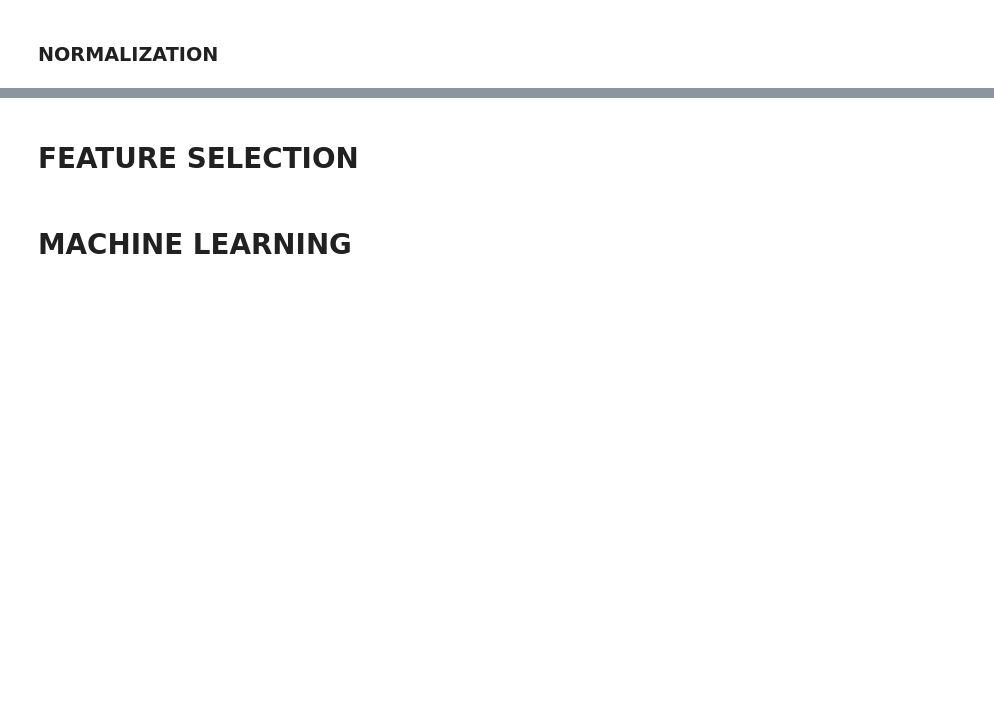
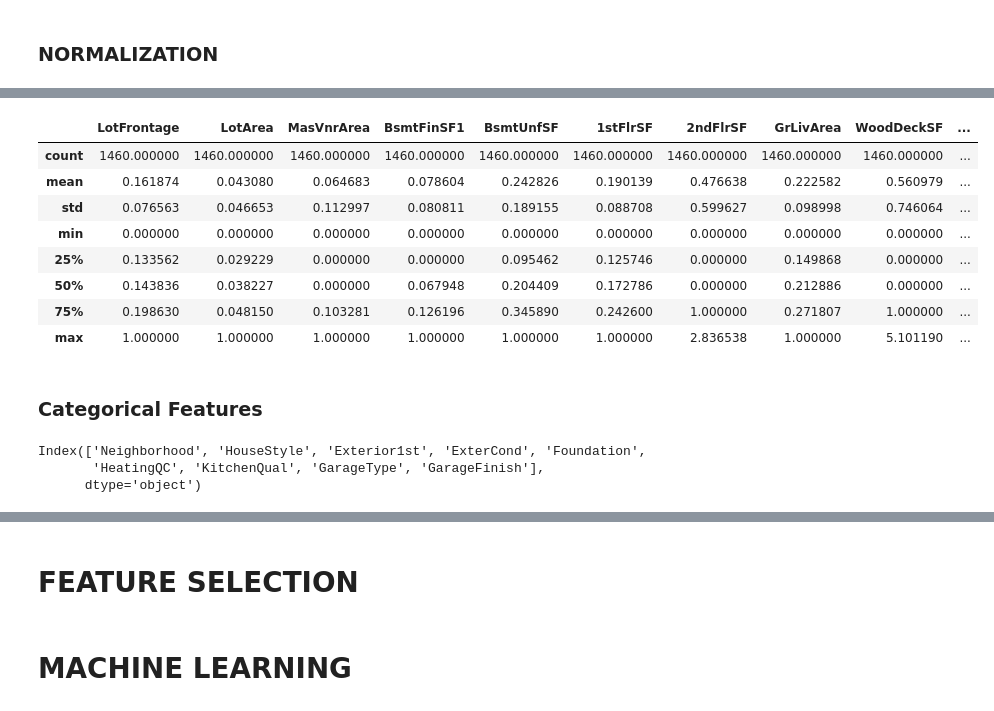
Before and after one commit to daianeklein/House-Prices-advRegressionTechniques, a Jupyter notebook: Adv-House-Prediction.ipynb, the cells around one changed output, grey strips where cells are left out. Cells and saved outputs as stored; diff of their text form; code cells hidden in the pictures; blank space fills up the shorter version.

```diff
--- a/Adv-House-Prediction.ipynb
+++ b/Adv-House-Prediction.ipynb
@@ -1117,3 +1118,23 @@ df3['2ndFlrSF'] = rs.fit_transform(df3[['2ndFlrSF']].values)
 df3['WoodDeckSF'] = rs.fit_transform(df3[['WoodDeckSF']].values)
 df3['OpenPorchSF'] = rs.fit_transform(df3[['OpenPorchSF']].values)
 df3['GarageArea'] = rs.fit_transform(df3[['GarageArea']].values)
+# %%
+df3[aux.columns].describe()
+# %% [output]
+|  | LotFrontage | LotArea | MasVnrArea | BsmtFinSF1 | BsmtUnfSF | 1stFlrSF | 2ndFlrSF | GrLivArea | WoodDeckSF | ... |
+| count | 1460.000000 | 1460.000000 | 1460.000000 | 1460.000000 | 1460.000000 | 1460.000000 | 1460.000000 | 1460.000000 | 1460.000000 | ... |
+| mean | 0.161874 | 0.043080 | 0.064683 | 0.078604 | 0.242826 | 0.190139 | 0.476638 | 0.222582 | 0.560979 | ... |
+| std | 0.076563 | 0.046653 | 0.112997 | 0.080811 | 0.189155 | 0.088708 | 0.599627 | 0.098998 | 0.746064 | ... |
+| min | 0.000000 | 0.000000 | 0.000000 | 0.000000 | 0.000000 | 0.000000 | 0.000000 | 0.000000 | 0.000000 | ... |
+| 25% | 0.133562 | 0.029229 | 0.000000 | 0.000000 | 0.095462 | 0.125746 | 0.000000 | 0.149868 | 0.000000 | ... |
+| 50% | 0.143836 | 0.038227 | 0.000000 | 0.067948 | 0.204409 | 0.172786 | 0.000000 | 0.212886 | 0.000000 | ... |
+| 75% | 0.198630 | 0.048150 | 0.103281 | 0.126196 | 0.345890 | 0.242600 | 1.000000 | 0.271807 | 1.000000 | ... |
+| max | 1.000000 | 1.000000 | 1.000000 | 1.000000 | 1.000000 | 1.000000 | 2.836538 | 1.000000 | 5.101190 | ... |
+# %% [markdown]
+### Categorical Features
+# %%
+cat_attributes.columns
+# %% [output]
+Index(['Neighborhood', 'HouseStyle', 'Exterior1st', 'ExterCond', 'Foundation',
+       'HeatingQC', 'KitchenQual', 'GarageType', 'GarageFinish'],
+      dtype='object')
```
Also changed, not shown: parts of 8 cells of this notebook.
